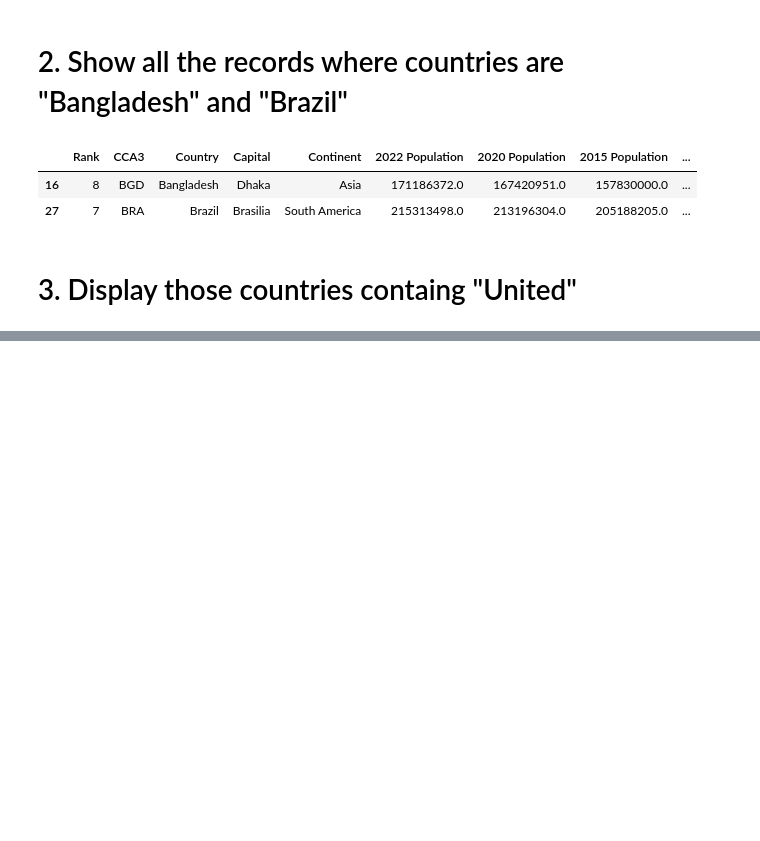
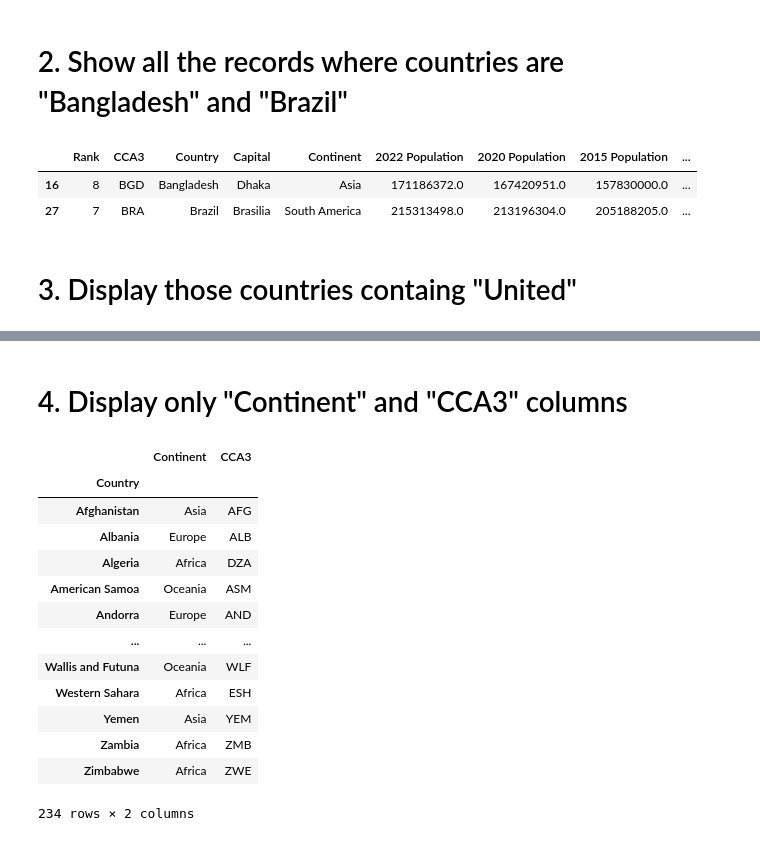
Before and after one commit to itspriyambhattacharya/pandas_learning, a Jupyter notebook: phase2_filtering_ordering.ipynb, the cells around one changed output, grey strips where cells are left out. Cells and saved outputs as stored; diff of their text form; code cells hidden in the pictures; blank space fills up the shorter version.

```diff
--- a/phase2_filtering_ordering.ipynb
+++ b/phase2_filtering_ordering.ipynb
@@ -55,0 +77,19 @@ df[df['Country'].str.contains('United')]
+# %% [markdown]
+# 4. Display only "Continent" and "CCA3" columns
+# %%
+df2.filter(["Continent", "CCA3"], axis=1)
+# %% [output]
+|  | Continent | CCA3 |
+| Country |  |  |
+| Afghanistan | Asia | AFG |
+| Albania | Europe | ALB |
+| Algeria | Africa | DZA |
+| American Samoa | Oceania | ASM |
+| Andorra | Europe | AND |
+| ... | ... | ... |
+| Wallis and Futuna | Oceania | WLF |
+| Western Sahara | Africa | ESH |
+| Yemen | Asia | YEM |
+| Zambia | Africa | ZMB |
+| Zimbabwe | Africa | ZWE |
+234 rows × 2 columns
```
Also changed, not shown: parts of 1 cell of this notebook.
